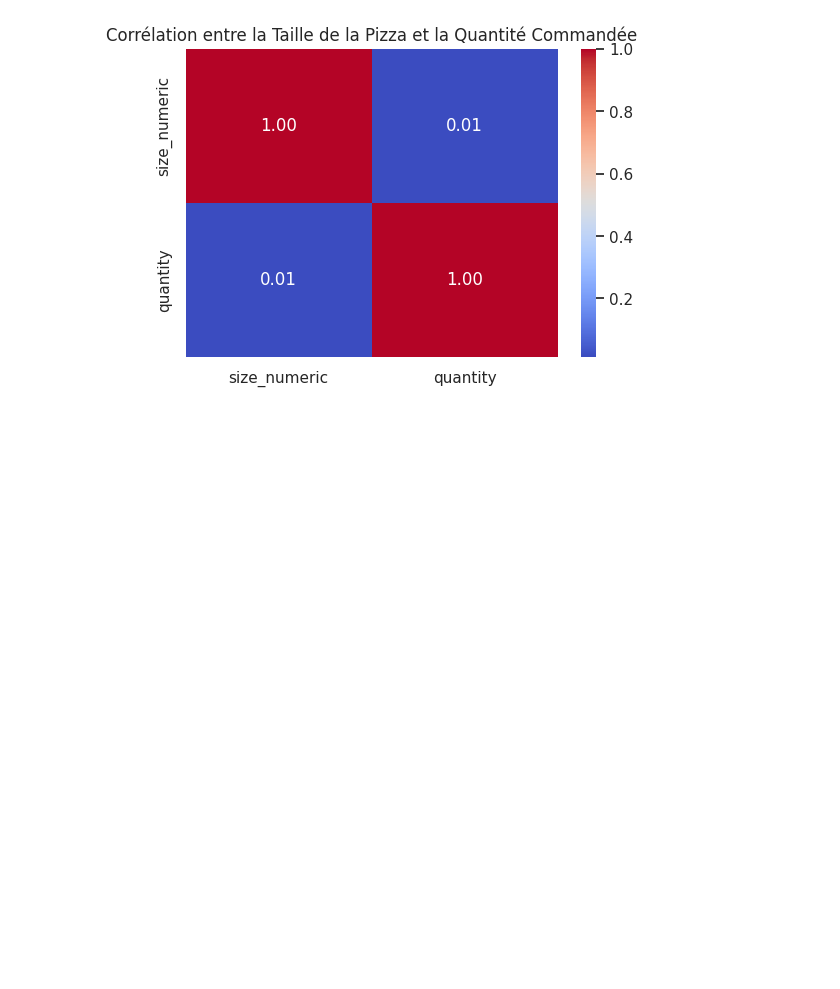
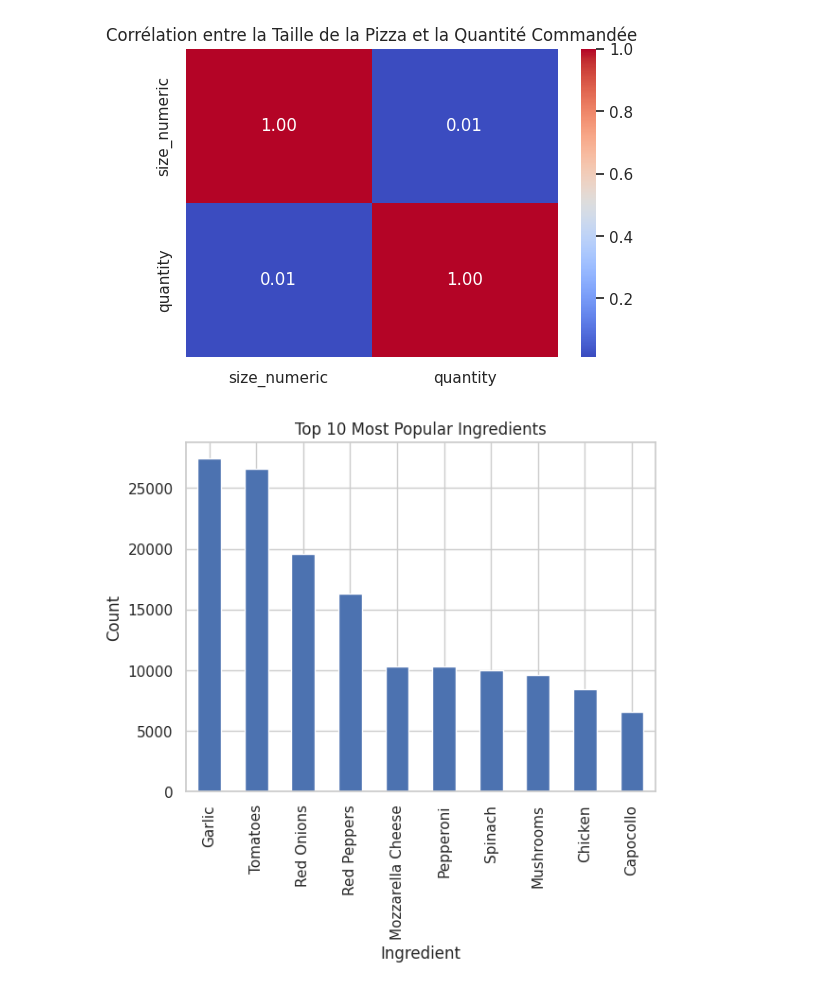
Before and after one commit to Enam88/Pizza-o-jo, a Jupyter notebook: pizza_eda.ipynb, the cells around one changed output. Cells and saved outputs as stored; diff of their text form; code cells hidden in the pictures; blank space fills up the shorter version.

```diff
--- a/pizza_eda.ipynb
+++ b/pizza_eda.ipynb
@@ -871,3 +871,21 @@ plt.title('Corrélation entre la Taille de la Pizza et la Quantité Commandée')
 plt.show()
 # %% [output]
 [figure]
+# %%
+# Ingredient Popularity Analysis
+# Splitting the ingredients and counting their occurrences
+
+# Splitting the ingredients list and exploding it into separate rows
+ingredients_split =pizza_sales_df['pizza_ingredients'].str.split(', ').explode()
+
+# Counting the occurrences of each ingredient
+ingredient_counts = ingredients_split.value_counts()
+
+# Displaying the top 10 most common ingredients
+top_10_ingredients = ingredient_counts.head(10)
+top_10_ingredients.plot(kind='bar', title='Top 10 Most Popular Ingredients')
+plt.xlabel('Ingredient')
+plt.ylabel('Count')
+plt.show()
+# %% [output]
+[figure, added]
```
Also changed, not shown: parts of 7 cells of this notebook.
